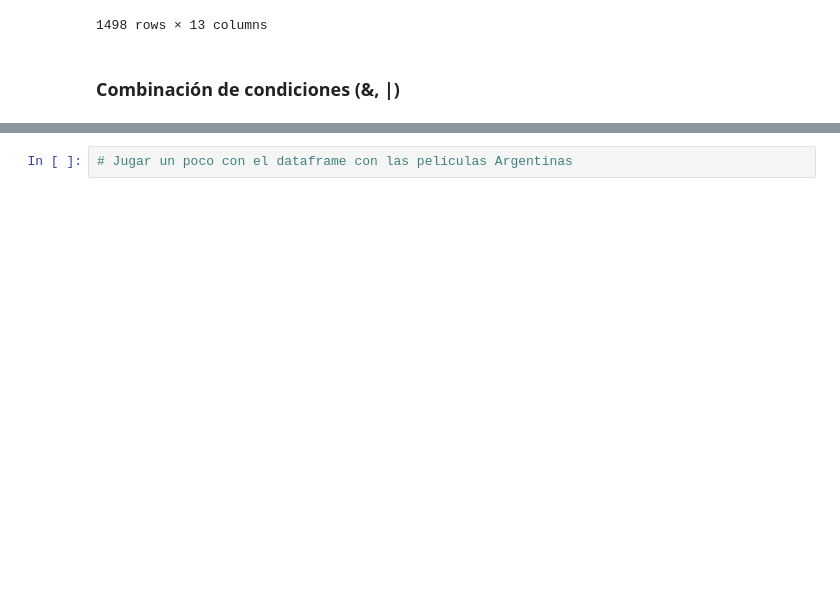
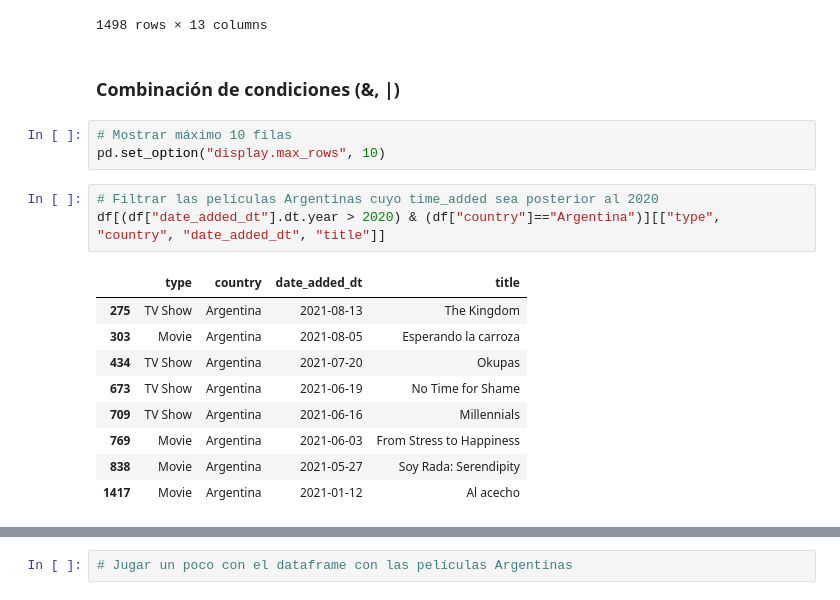
Before and after one commit to GermanStanzione/TT-2C2025-Data-Analitycs-Notebooks, a Jupyter notebook: Clase_6/Mia/Clase_06_NB1.ipynb, the cells around one changed output, grey strips where cells are left out. Cells and saved outputs as stored; diff of their text form; blank space fills up the shorter version.

```diff
--- a/Clase_6/Mia/Clase_06_NB1.ipynb
+++ b/Clase_6/Mia/Clase_06_NB1.ipynb
@@ -282,4 +282,20 @@ df[df["date_added_dt"].dt.year>2020].sort_values(by="release_year", ascending=Fa
 1498 rows × 13 columns
 # %% [markdown]
 ### Combinación de condiciones (&, |)
+# %%
+# Mostrar máximo 10 filas
+pd.set_option("display.max_rows", 10)
+# %%
+# Filtrar las películas Argentinas cuyo time_added sea posterior al 2020
+df[(df["date_added_dt"].dt.year > 2020) & (df["country"]=="Argentina")][["type", "country", "date_added_dt", "title"]]
+# %% [output]
+|  | type | country | date_added_dt | title |
+| 275 | TV Show | Argentina | 2021-08-13 | The Kingdom |
+| 303 | Movie | Argentina | 2021-08-05 | Esperando la carroza |
+| 434 | TV Show | Argentina | 2021-07-20 | Okupas |
+| 673 | TV Show | Argentina | 2021-06-19 | No Time for Shame |
+| 709 | TV Show | Argentina | 2021-06-16 | Millennials |
+| 769 | Movie | Argentina | 2021-06-03 | From Stress to Happiness |
+| 838 | Movie | Argentina | 2021-05-27 | Soy Rada: Serendipity |
+| 1417 | Movie | Argentina | 2021-01-12 | Al acecho |
 # %%
```
Also changed, not shown: parts of 4 cells of this notebook.
